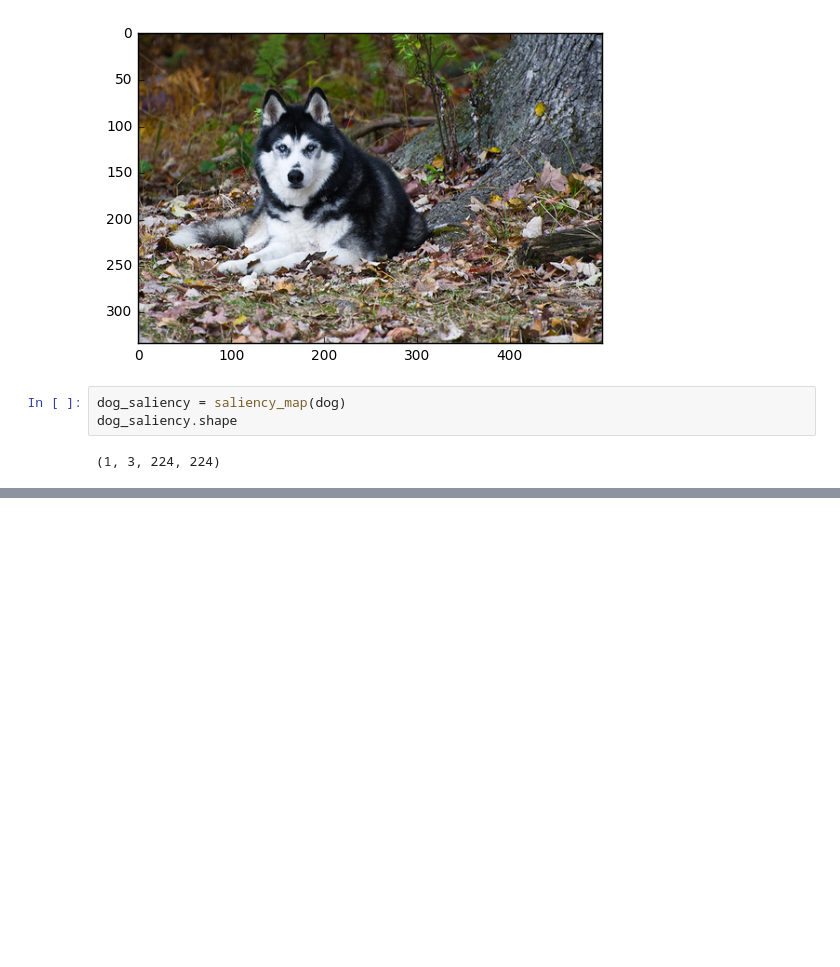
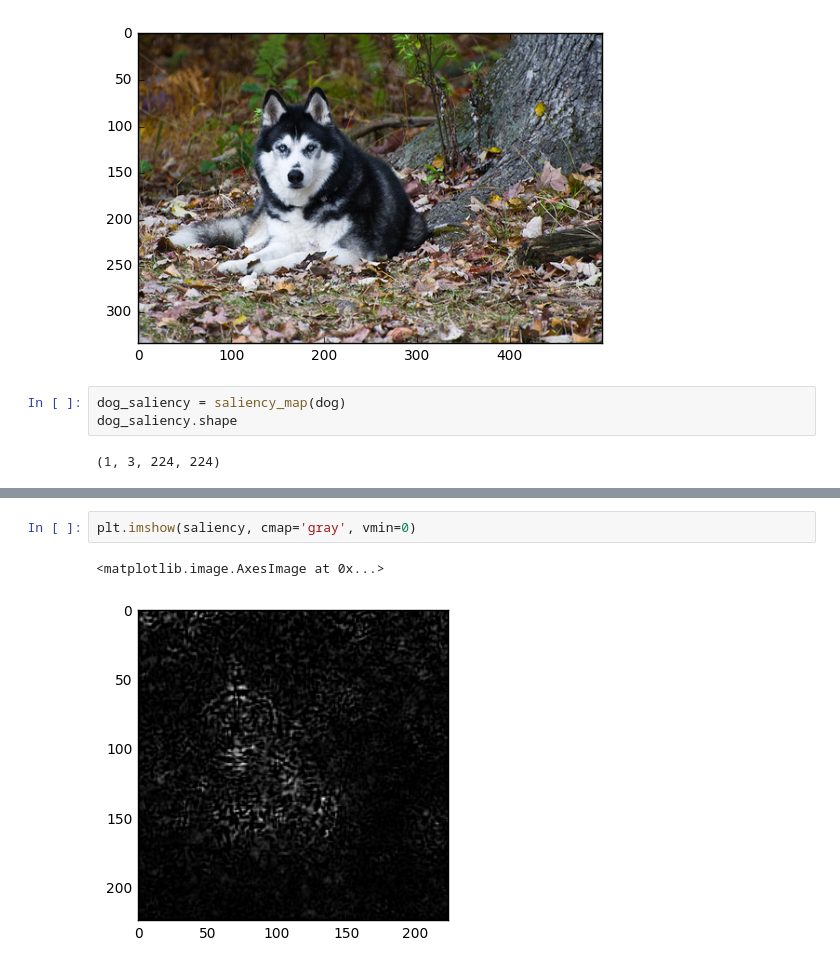
Before and after one commit to itdxer/neupy, a Jupyter notebook: notebooks/Visualizing CNN based on Pre-trained VGG19.ipynb, the cells around one changed output, grey strips where cells are left out. Cells and saved outputs as stored; diff of their text form; blank space fills up the shorter version.

```diff
--- a/notebooks/Visualizing CNN based on Pre-trained VGG19.ipynb
+++ b/notebooks/Visualizing CNN based on Pre-trained VGG19.ipynb
@@ -251,0 +266,5 @@ plt.show()
+# %%
+plt.imshow(saliency, cmap='gray', vmin=0)
+# %% [output]
+<matplotlib.image.AxesImage at 0x...>
+[figure, added]
```
Also changed, not shown: parts of 3 cells of this notebook, 1 other file.
